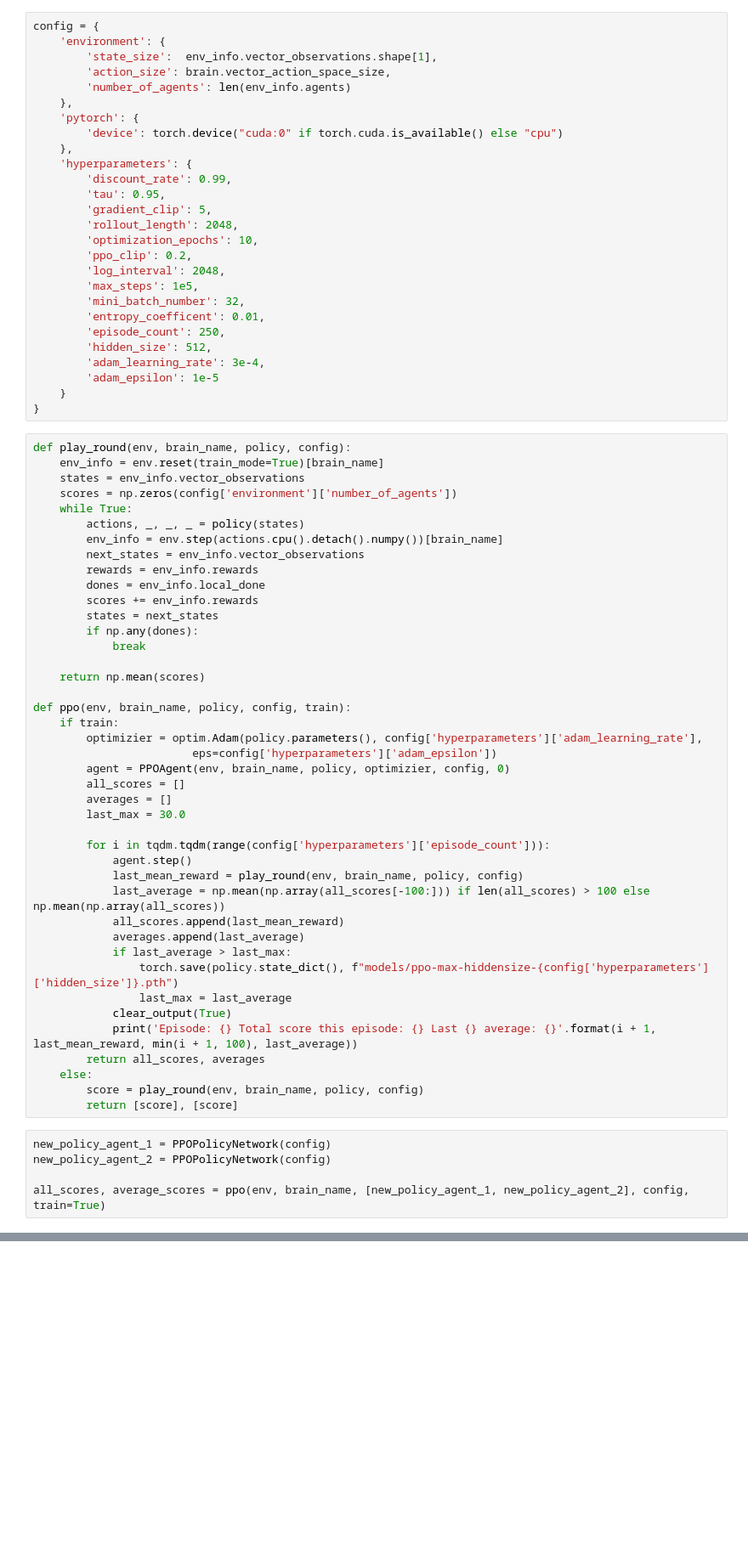
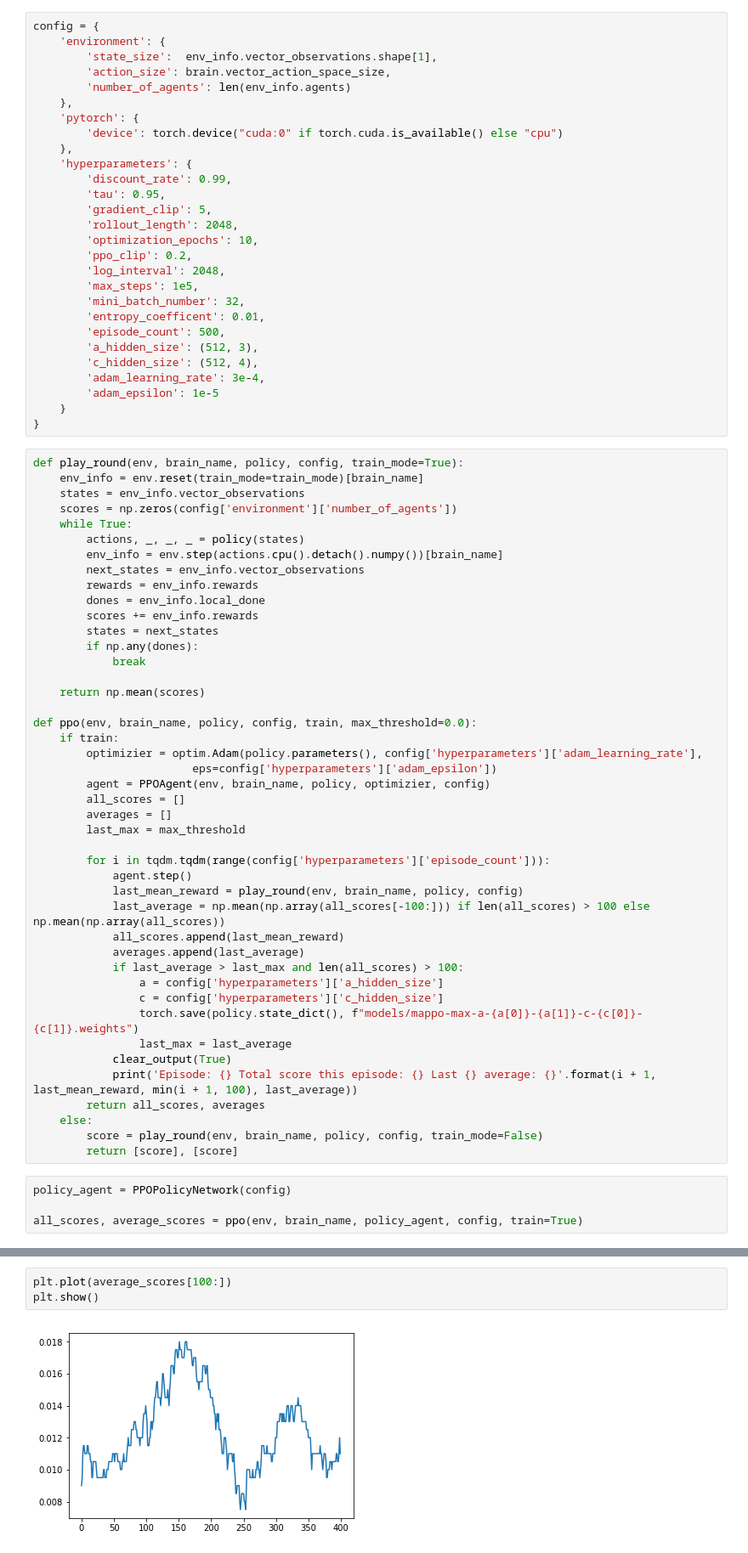
Before and after one commit to jknthn/unity-tennis-rl, a Jupyter notebook: Solution.ipynb, the cells around one changed output, grey strips where cells are left out. Shown: that part at 85% size. Cells and saved outputs as stored; diff of their text form; blank space fills up the shorter version.

```diff
--- a/Solution.ipynb
+++ b/Solution.ipynb
@@ -57,15 +57,16 @@ config = {
         'max_steps': 1e5,
         'mini_batch_number': 32,
         'entropy_coefficent': 0.01,
-        'episode_count': 250,
-        'hidden_size': 512,
+        'episode_count': 500,
+        'a_hidden_size': (512, 3),
+        'c_hidden_size': (512, 4),
         'adam_learning_rate': 3e-4,
         'adam_epsilon': 1e-5
     }
 }
 # %%
-def play_round(env, brain_name, policy, config):
-    env_info = env.reset(train_mode=True)[brain_name]
+def play_round(env, brain_name, policy, config, train_mode=True):
+    env_info = env.reset(train_mode=train_mode)[brain_name]
     states = env_info.vector_observations
     scores = np.zeros(config['environment']['number_of_agents'])
     while True:
@@ -81,14 +82,14 @@ def play_round(env, brain_name, policy, config):
 
     return np.mean(scores)
 
-def ppo(env, brain_name, policy, config, train):
+def ppo(env, brain_name, policy, config, train, max_threshold=0.0):
     if train:
         optimizier = optim.Adam(policy.parameters(), config['hyperparameters']['adam_learning_rate'],
                         eps=config['hyperparameters']['adam_epsilon'])
-        agent = PPOAgent(env, brain_name, policy, optimizier, config, 0)
+        agent = PPOAgent(env, brain_name, policy, optimizier, config)
         all_scores = []
         averages = []
-        last_max = 30.0
+        last_max = max_threshold
 
         for i in tqdm.tqdm(range(config['hyperparameters']['episode_count'])):
             agent.step()
@@ -96,18 +97,19 @@ def ppo(env, brain_name, policy, config, train):
             last_average = np.mean(np.array(all_scores[-100:])) if len(all_scores) > 100 else np.mean(np.array(all_scores))
             all_scores.append(last_mean_reward)
             averages.append(last_average)
-            if last_average > last_max:
-                torch.save(policy.state_dict(), f"models/ppo-max-hiddensize-{config['hyperparameters']['hidden_size']}.pth")
+            if last_average > last_max and len(all_scores) > 100:
+                a = config['hyperparameters']['a_hidden_size']
+                c = config['hyperparameters']['c_hidden_size']
+                torch.save(policy.state_dict(), f"models/mappo-max-a-{a[0]}-{a[1]}-c-{c[0]}-{c[1]}.weights")
                 last_max = last_average
             clear_output(True)
             print('Episode: {} Total score this episode: {} Last {} average: {}'.format(i + 1, last_mean_reward, min(i + 1, 100), last_average))
         return all_scores, averages
     else:
-        score = play_round(env, brain_name, policy, config)
+        score = play_round(env, brain_name, policy, config, train_mode=False)
         return [score], [score]
 # %%
-new_policy_agent_1 = PPOPolicyNetwork(config)
-new_policy_agent_2 = PPOPolicyNetwork(config)
+policy_agent = PPOPolicyNetwork(config)
 
-all_scores, average_scores = ppo(env, brain_name, [new_policy_agent_1, new_policy_agent_2], config, train=True)
+all_scores, average_scores = ppo(env, brain_name, policy_agent, config, train=True)
 # %% [output]
@@ -118,0 +117,5 @@ UnityActionException: There was a mismatch between the provided action and envir
+# %%
+plt.plot(average_scores[100:])
+plt.show()
+# %% [output]
+[figure, added]
```
Also changed, not shown: parts of 7 cells of this notebook, 5 other files.
